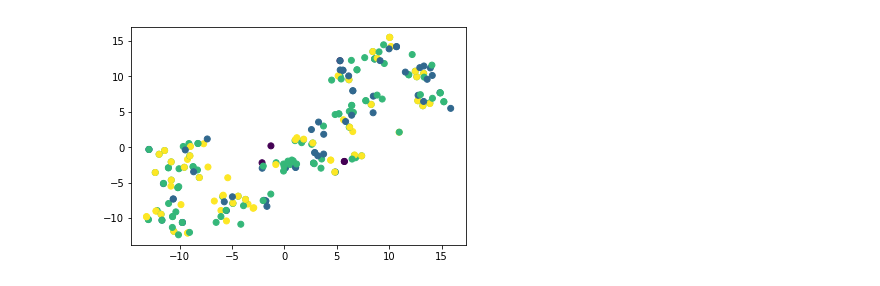
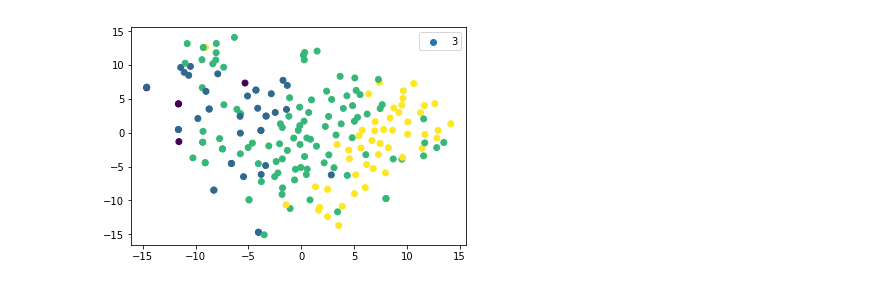
Before and after one commit to falaktheoptimist/happy-cows, a Jupyter notebook: notebooks/scratchpad_tsne.ipynb, the cells around one changed output. Drawn from its saved outputs; the diff is of its cells as text; code cells hidden in the pictures.

```diff
--- a/notebooks/scratchpad_tsne.ipynb
+++ b/notebooks/scratchpad_tsne.ipynb
@@ -19,12 +19,7 @@ def merge_data(score, genetics):
     return pd.merge(left=score, right=genetics, left_on='animal_id', right_on='animal_id')
 
 def select_features(data):
-    score_elements = ['breed_age_average', 'category']
-    genetics_features = ['milk', 'ctpi']
-
-    features = genetics_features + score_elements
-
-    return data[features].dropna(axis=0, how='any')
+    return data.drop(columns=['age', 'name', 'date_calved', 'date']).dropna(axis=0, how='any')
 
 def get_data():
     score, genetics = retrieve_data()
@@ -40,21 +35,22 @@ features_scaled = preprocessing.scale(features)
 # %%
 # Import TSNE
 from sklearn.manifold import TSNE
 
 # Create a TSNE instance: model
 model = TSNE(learning_rate=50)
 
 # Apply fit_transform to samples: tsne_features
 tsne_features = model.fit_transform(features_scaled)
 
 # Select the 0th feature: xs
 xs = tsne_features[:,0]
 
 # Select the 1st feature: ys
 ys = tsne_features[:,1]
 
 # Scatter plot, coloring by
 plt.scatter(xs, ys, c=codes)
+plt.legend(codes)
 plt.show()
 # %% [output]
-[figure, old version]
+[figure, new version]
```
Also changed, not shown: 13 other files.
